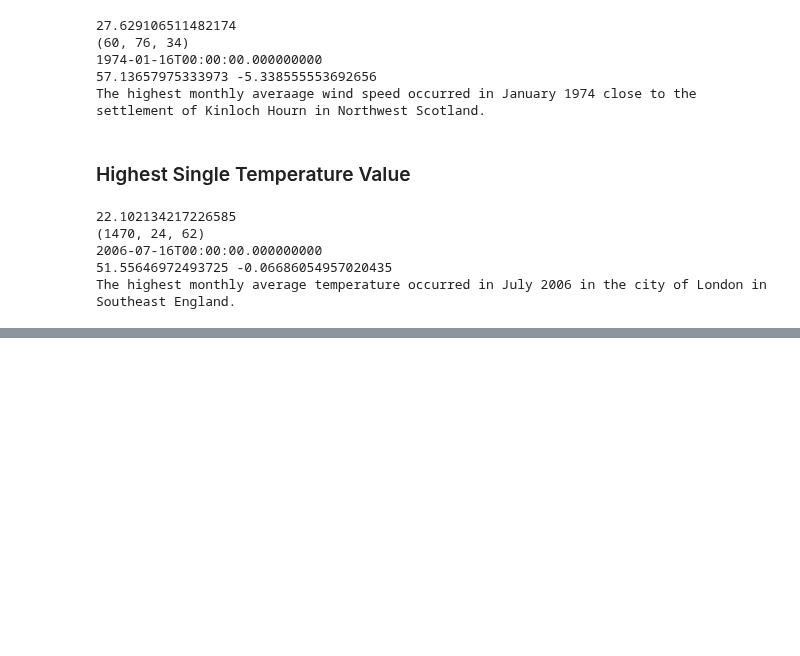
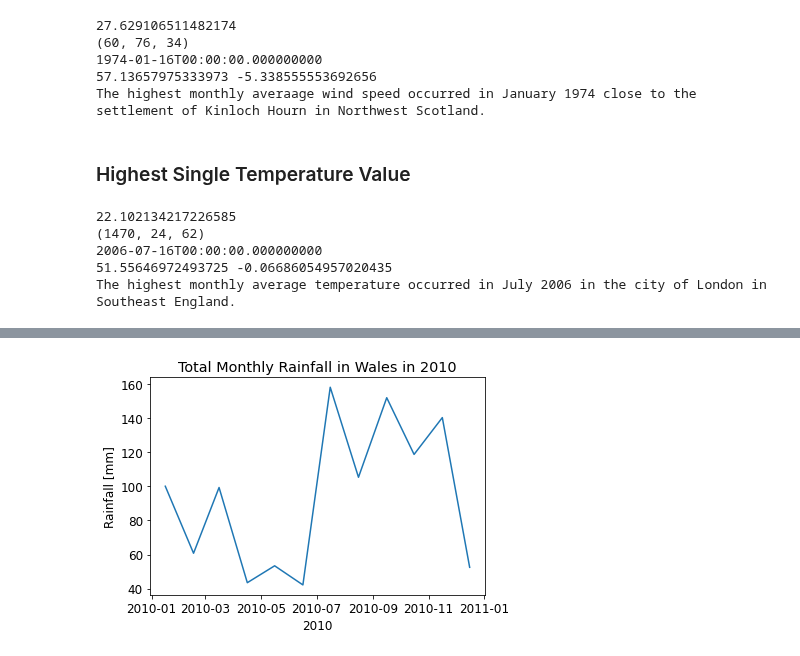
Before and after one commit to Iarla-Boyce/MSc-Project, a Jupyter notebook: 03_11.ipynb, the cells around one changed output, grey strips where cells are left out. Drawn from its saved outputs; the diff is of its cells as text; code cells hidden in the pictures; blank space fills up the shorter version.

```diff
--- a/03_11.ipynb
+++ b/03_11.ipynb
@@ -705,0 +739,19 @@ The highest monthly average temperature occurred in July 2006 in the city of Lon
+# %%
+import xarray as xr
+import numpy as np
+import matplotlib.pyplot as plt
+
+data = xr.open_dataset(r"C:\Users\iarla\OneDrive\Documents\MSc_Project\HadUK_data\rainfall_hadukgrid_uk_country_mon_183601-202212.nc")
+
+rain = np.array(data['rainfall'])
+time = np.array(data['time'])
+
+print(time[2088:2100])
+print(rain[2088:2100,7])
+
+plt.plot(time[2088:2100], rain[2088:2100,7])
+plt.xlabel('2010')
+plt.ylabel('Rainfall [mm]')
+plt.title('Total Monthly Rainfall in Wales in 2010')
+plt.rcParams.update({'font.size': 12})
+# %% [output]
@@ -705,0 +766 @@ The highest monthly average temperature occurred in July 2006 in the city of Lon
+[figure, added]
```
Also changed, not shown: parts of 6 cells of this notebook.
